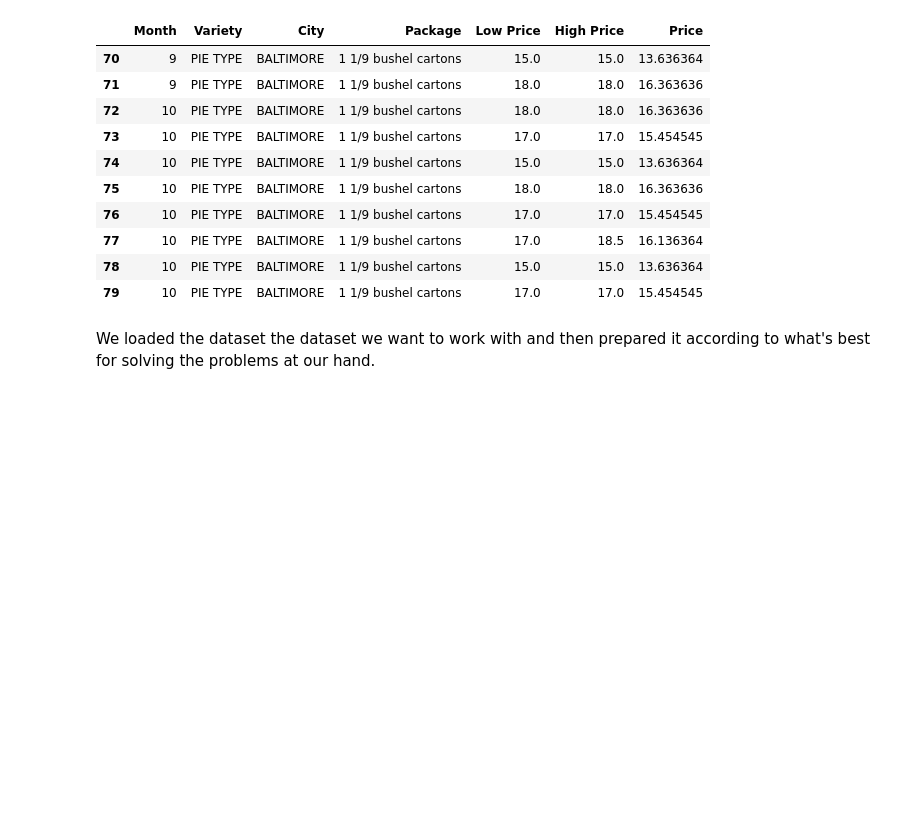
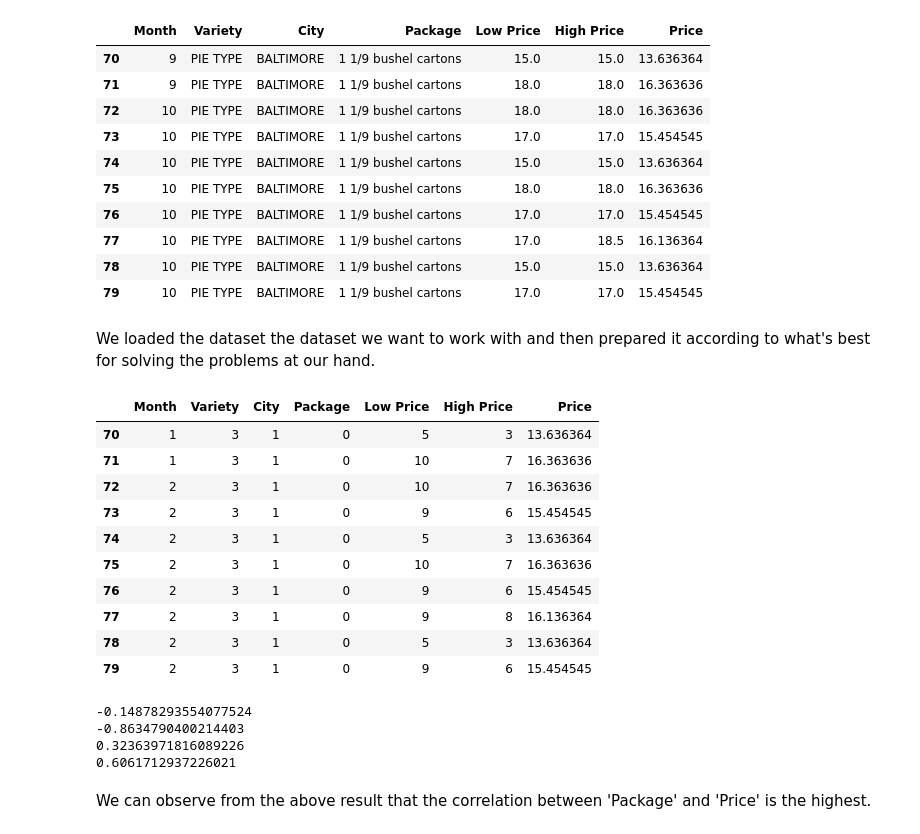
Before and after one commit to tionx3na/machine_learning, a Jupyter notebook: Regression/regression-3.ipynb, the cells around one changed output. Cells and saved outputs as stored; diff of their text form; code cells hidden in the pictures; blank space fills up the shorter version.

```diff
--- a/Regression/regression-3.ipynb
+++ b/Regression/regression-3.ipynb
@@ -50,3 +51,43 @@ new_pumpkins.head(10)
 | 79 | 10 | PIE TYPE | BALTIMORE | 1 1/9 bushel cartons | 17.0 | 17.0 | 15.454545 |
 # %% [markdown]
 We loaded the dataset the dataset we want to work with and then prepared it according to what's best for solving the problems at our hand.
+# %%
+# Transforming the data into numerics using LabelEncoder
+# It encodes the target labels with value between 0 and n_classes-1
+# We do this transformations beacause numerical values are much easier for the model to process
+new_pumpkins.iloc[:,0:-1] = new_pumpkins.iloc[:,0:-1].apply(LabelEncoder().fit_transform)
+new_pumpkins.head(10)
+# %% [output]
+|  | Month | Variety | City | Package | Low Price | High Price | Price |
+| 70 | 1 | 3 | 1 | 0 | 5 | 3 | 13.636364 |
+| 71 | 1 | 3 | 1 | 0 | 10 | 7 | 16.363636 |
+| 72 | 2 | 3 | 1 | 0 | 10 | 7 | 16.363636 |
+| 73 | 2 | 3 | 1 | 0 | 9 | 6 | 15.454545 |
+| 74 | 2 | 3 | 1 | 0 | 5 | 3 | 13.636364 |
+| 75 | 2 | 3 | 1 | 0 | 10 | 7 | 16.363636 |
+| 76 | 2 | 3 | 1 | 0 | 9 | 6 | 15.454545 |
+| 77 | 2 | 3 | 1 | 0 | 9 | 8 | 16.136364 |
+| 78 | 2 | 3 | 1 | 0 | 5 | 3 | 13.636364 |
+| 79 | 2 | 3 | 1 | 0 | 9 | 6 | 15.454545 |
+# %%
+# Correlation score
+#-------------------
+
+# Month vs Price
+print(new_pumpkins['Month'].corr(new_pumpkins['Price']))
+
+# Variety vs Price
+print(new_pumpkins['Variety'].corr(new_pumpkins['Price']))
+
+# City vs Price
+print(new_pumpkins['City'].corr(new_pumpkins['Price']))
+
+# Package vs Price
+print(new_pumpkins['Package'].corr(new_pumpkins['Price']))
+# %% [output]
+-0.14878293554077524
+-0.8634790400214403
+0.32363971816089226
+0.6061712937226021
+# %% [markdown]
+We can observe from the above result that the correlation between 'Package' and 'Price' is the highest.
```
Also changed, not shown: parts of 11 cells of this notebook.
